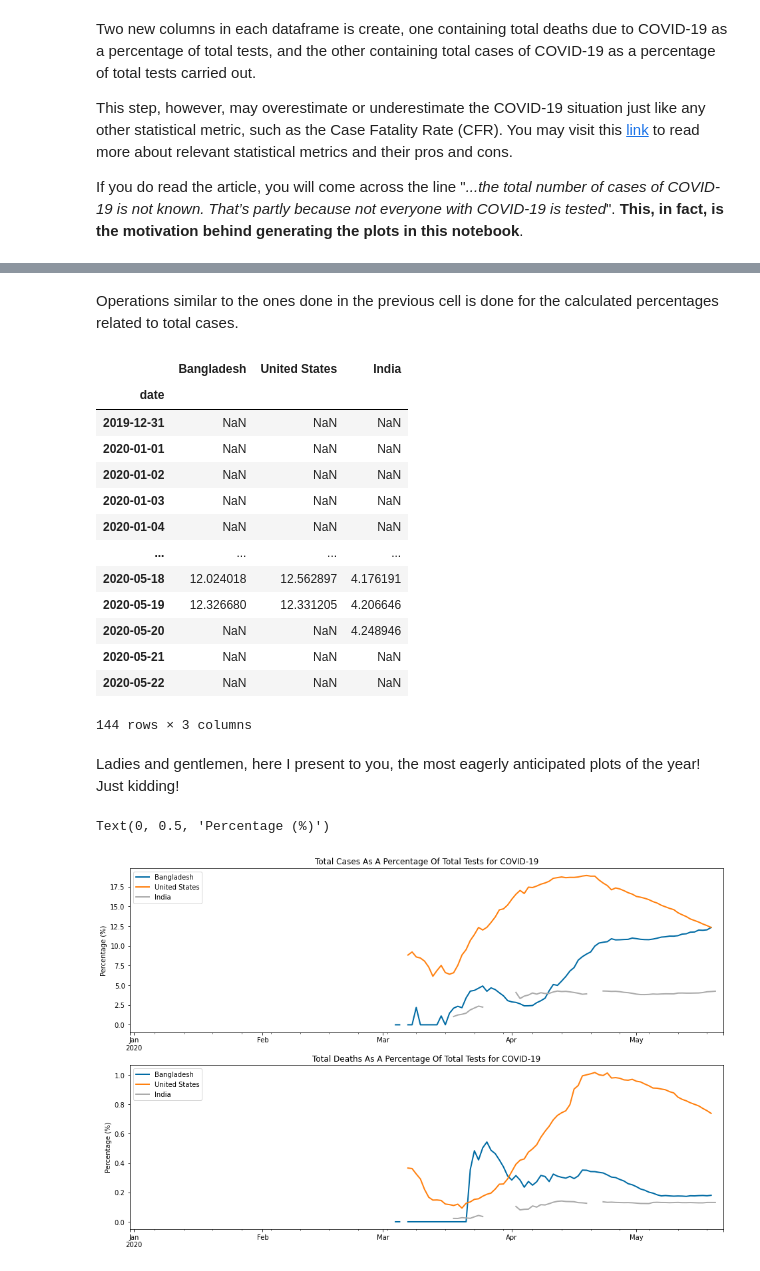
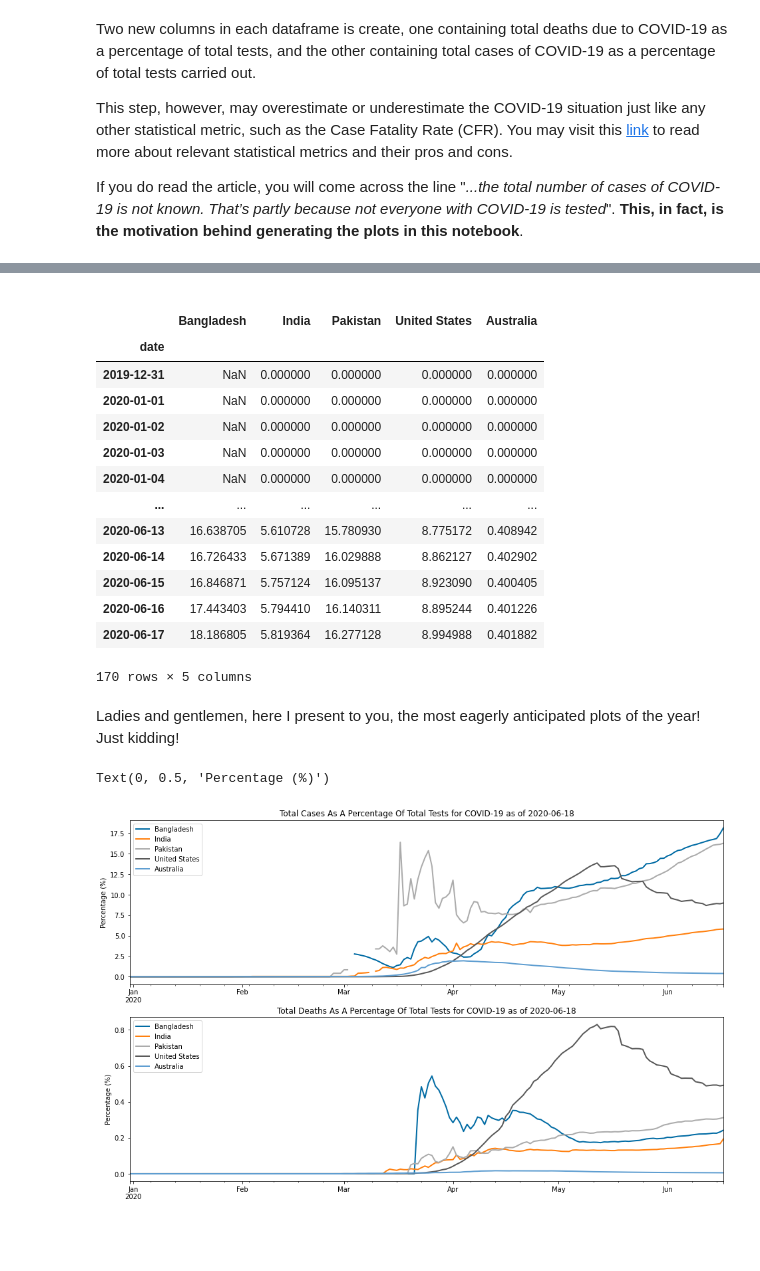
Before and after one commit to mashnoon1234/analyzing-covid19-data, a Jupyter notebook: covid19-data-analysis.ipynb, the cells around one changed output, grey strips where cells are left out. Cells and saved outputs as stored; diff of their text form; code cells hidden in the pictures; blank space fills up the shorter version.

Commit message:
documentation not complete. add updated plot as of 18 June 2020

```diff
--- a/covid19-data-analysis.ipynb
+++ b/covid19-data-analysis.ipynb
@@ -70,7 +73,7 @@ display(list(countries_in_data))
 # %% [markdown]
 The variable "country_to_analyze" can be modified to include countries of your choice in the analysis. I set "countries_to_analyze" to Bangladesh (Bangladesh is where I am from), United States and India as default. Please do not use "World" or "International" as corresponding data for the total tests done are not present in the dataset.
 # %%
-countries_to_analyze = ["bangladesh", "united states", "india"]
+countries_to_analyze = ["bangladesh", "india", "pakistan", "united states", "australia"]
 
 countries_to_analyze = [country.title() for country in countries_to_analyze]
 
@@ -150,6 +173,8 @@ This step, however, may overestimate or underestimate the COVID-19 situation jus
 If you do read the article, you will come across the line "<em>...the total number of cases of COVID-19 is not known. That’s partly because not everyone with COVID-19 is tested</em>". <b>This, in fact, is the motivation behind generating the plots in this notebook</b>.
 # %%
 for country in dataframe_dictionary:
+    dataframe_dictionary[country] = dataframe_dictionary[country].interpolate(method = "time",\
+                                                                             limit_direction = "both")
     dataframe_dictionary[country]["deaths_as_percentage_of_tests"] = \
     (dataframe_dictionary[country]["total_deaths"] / dataframe_dictionary[country]["total_tests"]) * 100
 
@@ -233,5 +278,5 @@ data_plot_deaths
 # %% [markdown]
-Operations similar to the ones done in the previous cell is done for the calculated percentages related to total cases.
+<!-- Operations similar to the ones done in the previous cell is done for the calculated percentages related to total cases. -->
 # %%
 data_plot_cases = pd.concat([v["cases_as_percentage_of_tests"]\
                               .rename(k)\
@@ -241,33 +286,33 @@ data_plot_cases = data_plot_cases.replace(np.inf, np.nan)
 
 data_plot_cases
 # %% [output]
-|  | Bangladesh | United States | India |
-| date |  |  |  |
-| 2019-12-31 | NaN | NaN | NaN |
-| 2020-01-01 | NaN | NaN | NaN |
-| 2020-01-02 | NaN | NaN | NaN |
-| 2020-01-03 | NaN | NaN | NaN |
-| 2020-01-04 | NaN | NaN | NaN |
-| ... | ... | ... | ... |
-| 2020-05-18 | 12.024018 | 12.562897 | 4.176191 |
-| 2020-05-19 | 12.326680 | 12.331205 | 4.206646 |
-| 2020-05-20 | NaN | NaN | 4.248946 |
-| 2020-05-21 | NaN | NaN | NaN |
-| 2020-05-22 | NaN | NaN | NaN |
+|  | Bangladesh | India | Pakistan | United States | Australia |
+| date |  |  |  |  |  |
+| 2019-12-31 | NaN | 0.000000 | 0.000000 | 0.000000 | 0.000000 |
+| 2020-01-01 | NaN | 0.000000 | 0.000000 | 0.000000 | 0.000000 |
+| 2020-01-02 | NaN | 0.000000 | 0.000000 | 0.000000 | 0.000000 |
+| 2020-01-03 | NaN | 0.000000 | 0.000000 | 0.000000 | 0.000000 |
+| 2020-01-04 | NaN | 0.000000 | 0.000000 | 0.000000 | 0.000000 |
+| ... | ... | ... | ... | ... | ... |
+| 2020-06-13 | 16.638705 | 5.610728 | 15.780930 | 8.775172 | 0.408942 |
+| 2020-06-14 | 16.726433 | 5.671389 | 16.029888 | 8.862127 | 0.402902 |
+| 2020-06-15 | 16.846871 | 5.757124 | 16.095137 | 8.923090 | 0.400405 |
+| 2020-06-16 | 17.443403 | 5.794410 | 16.140311 | 8.895244 | 0.401226 |
+| 2020-06-17 | 18.186805 | 5.819364 | 16.277128 | 8.994988 | 0.401882 |
-144 rows × 3 columns
+170 rows × 5 columns
 # %% [markdown]
 Ladies and gentlemen, here I present to you, the most eagerly anticipated plots of the year!
 Just kidding!
 # %%
 fig, axes = matplotlib.pyplot.subplots(nrows=2, ncols=1)
 
-ax1 = data_plot_cases.plot(ax = axes[0], title = "Total Cases As A Percentage Of Total Tests for COVID-19")
+ax1 = data_plot_cases.plot(ax = axes[0], title = "Total Cases As A Percentage Of Total Tests for COVID-19 as of " + str(pd.to_datetime("now").date()))
 ax1.set_xlabel("")
 ax1.set_ylabel("Percentage (%)")
-ax2 = data_plot_deaths.plot(ax = axes[1], title = "Total Deaths As A Percentage Of Total Tests for COVID-19")
+ax2 = data_plot_deaths.plot(ax = axes[1], title = "Total Deaths As A Percentage Of Total Tests for COVID-19 as of " + str(pd.to_datetime("now").date()))
 ax2.set_xlabel("")
 ax2.set_ylabel("Percentage (%)")
 # %% [output]
 Text(0, 0.5, 'Percentage (%)')
-[figure, old version]
+[figure, new version]
 # %% [markdown]
```
Also changed, not shown: parts of 9 cells of this notebook, 1 other file.
